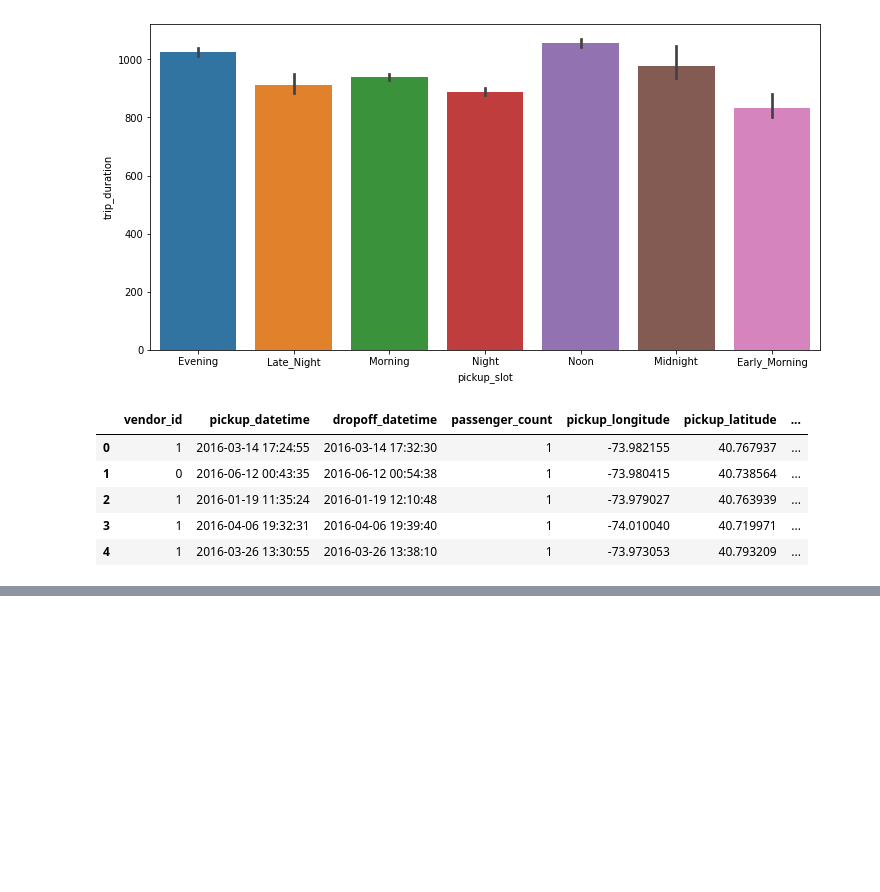
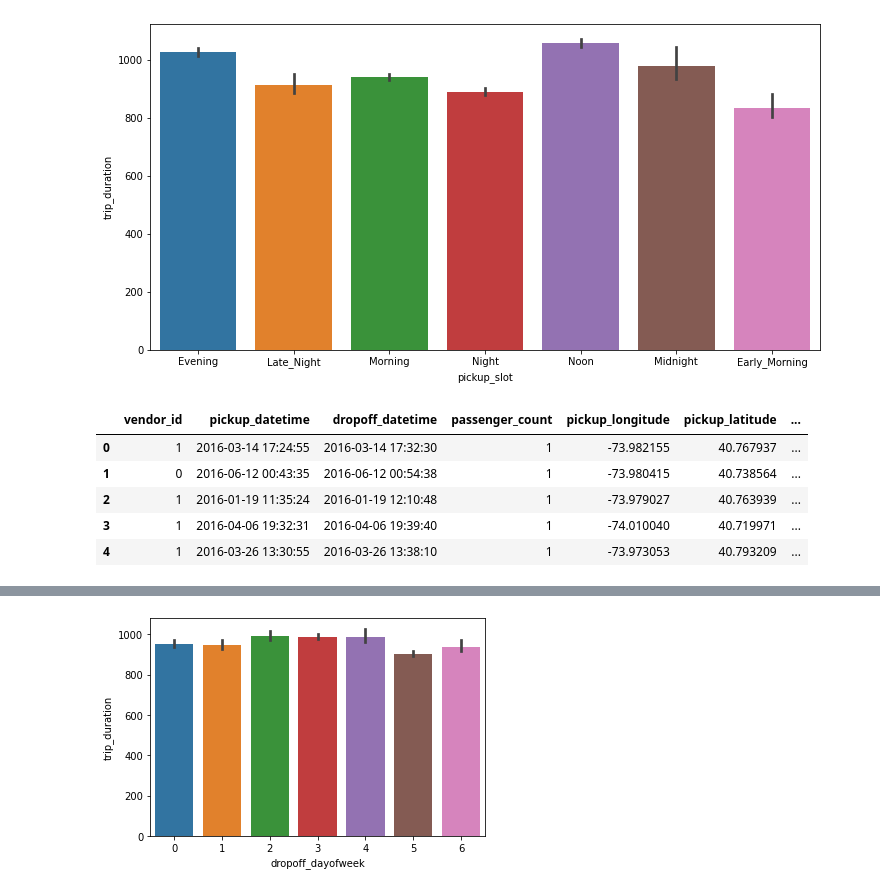
Before and after one commit to VivekJeldi/NYC-Taxi-Trip-Duration, a Jupyter notebook: Code_EDA.ipynb, the cells around one changed output, grey strips where cells are left out. Drawn from its saved outputs; the diff is of its cells as text; code cells hidden in the pictures; blank space fills up the shorter version.

```diff
--- a/Code_EDA.ipynb
+++ b/Code_EDA.ipynb
@@ -241,0 +275,5 @@ df.head()
+# %%
+sns.barplot(x=df['dropoff_dayofweek'], y=df['trip_duration'])
+plt.show()
+# %% [output]
+[figure, added]
```
Also changed, not shown: parts of 21 cells of this notebook, 1 other file.
